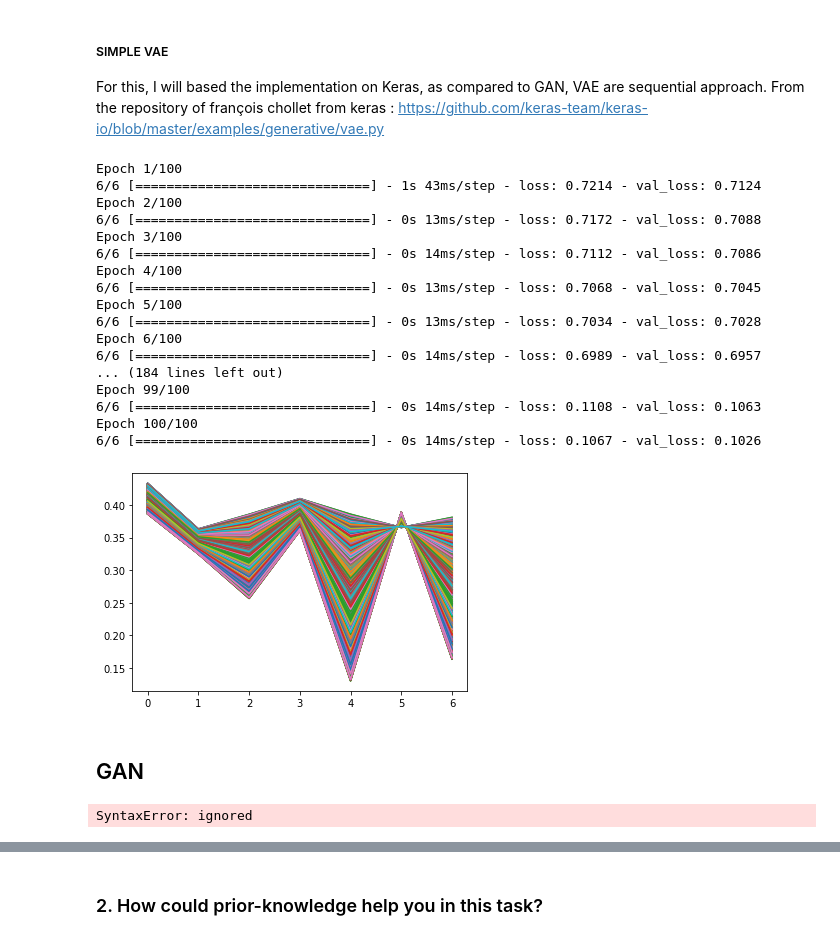
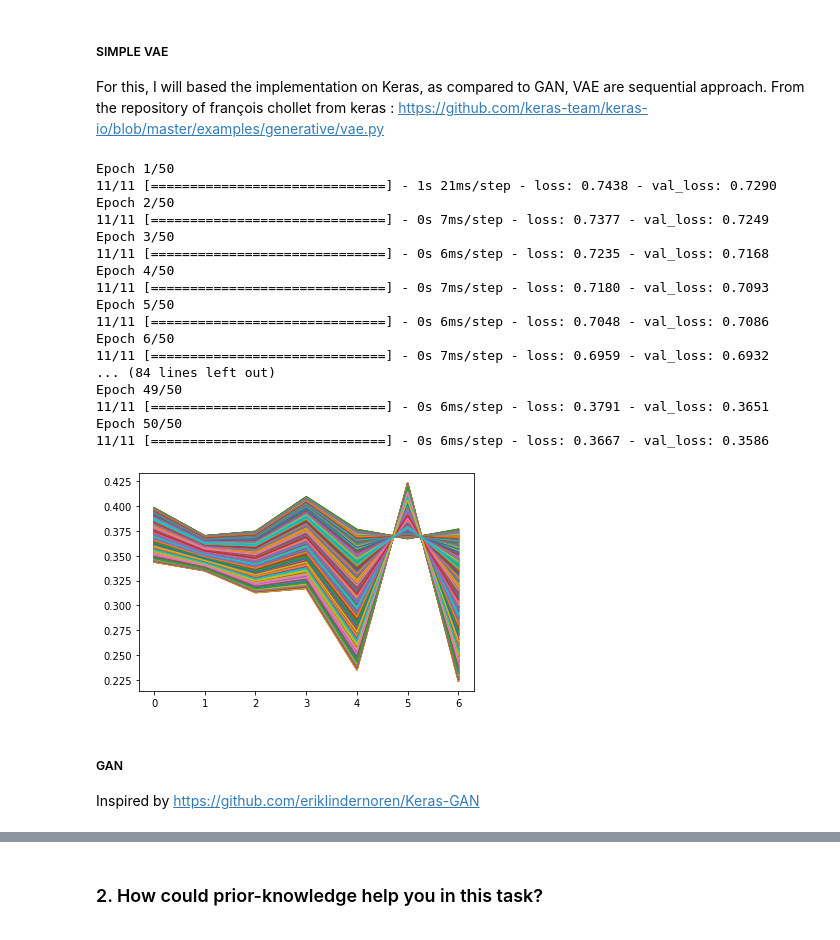
Before and after one commit to RomainCendre/DSTest, a Jupyter notebook: deepsense_generative_takehome_test.ipynb, the cells around one changed output, grey strips where cells are left out. Drawn from its saved outputs; the diff is of its cells as text; code cells hidden in the pictures.

```diff
--- a/deepsense_generative_takehome_test.ipynb
+++ b/deepsense_generative_takehome_test.ipynb
@@ -163,27 +175,27 @@ def generate_simple_vae(inputs, number):
-# %%
-plt.plot(generate_simple_vae(data_1, nb_samples).T);
-# %% [output]
-Epoch 1/100
-6/6 [==============================] - 1s 43ms/step - loss: 0.7214 - val_loss: 0.7124
-Epoch 2/100
-6/6 [==============================] - 0s 13ms/step - loss: 0.7172 - val_loss: 0.7088
-Epoch 3/100
-6/6 [==============================] - 0s 14ms/step - loss: 0.7112 - val_loss: 0.7086
-Epoch 4/100
-6/6 [==============================] - 0s 13ms/step - loss: 0.7068 - val_loss: 0.7045
-Epoch 5/100
-6/6 [==============================] - 0s 13ms/step - loss: 0.7034 - val_loss: 0.7028
-Epoch 6/100
-6/6 [==============================] - 0s 14ms/step - loss: 0.6989 - val_loss: 0.6957
-... (184 lines left out)
-Epoch 99/100
-6/6 [==============================] - 0s 14ms/step - loss: 0.1108 - val_loss: 0.1063
-Epoch 100/100
-6/6 [==============================] - 0s 14ms/step - loss: 0.1067 - val_loss: 0.1026
-[figure, removed]
-# %% [markdown]
-## GAN
-# %%
-git+https://github.com/eriklindernoren/Keras-GAN
-# %% [output]
-SyntaxError: ignored
+# %%
+model = VariationalAutoEncoder(latent_dim = 1)
+model.create_model(data)
+model.train(data)
+plt.plot(model.generate_samples(data, nb_samples).T);
+# %% [output]
+Epoch 1/50
+11/11 [==============================] - 1s 21ms/step - loss: 0.7438 - val_loss: 0.7290
+Epoch 2/50
+11/11 [==============================] - 0s 7ms/step - loss: 0.7377 - val_loss: 0.7249
+Epoch 3/50
+11/11 [==============================] - 0s 6ms/step - loss: 0.7235 - val_loss: 0.7168
+Epoch 4/50
+11/11 [==============================] - 0s 7ms/step - loss: 0.7180 - val_loss: 0.7093
+Epoch 5/50
+11/11 [==============================] - 0s 6ms/step - loss: 0.7048 - val_loss: 0.7086
+Epoch 6/50
+11/11 [==============================] - 0s 7ms/step - loss: 0.6959 - val_loss: 0.6932
+... (84 lines left out)
+Epoch 49/50
+11/11 [==============================] - 0s 6ms/step - loss: 0.3791 - val_loss: 0.3651
+Epoch 50/50
+11/11 [==============================] - 0s 6ms/step - loss: 0.3667 - val_loss: 0.3586
+[figure, added]
+# %% [markdown]
+##### GAN
+Inspired by https://github.com/eriklindernoren/Keras-GAN
```
Also changed, not shown: parts of 13 cells of this notebook.
